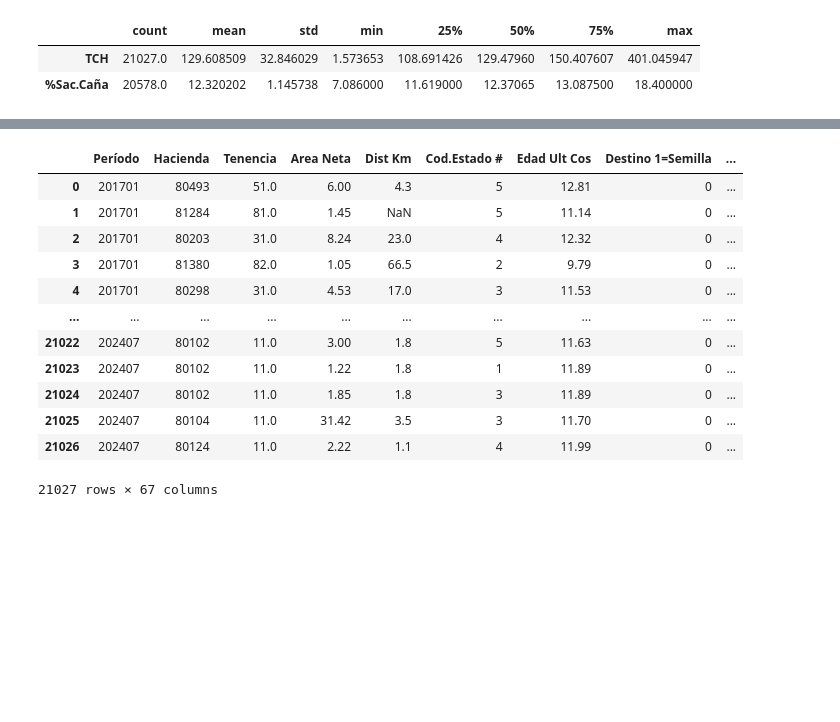
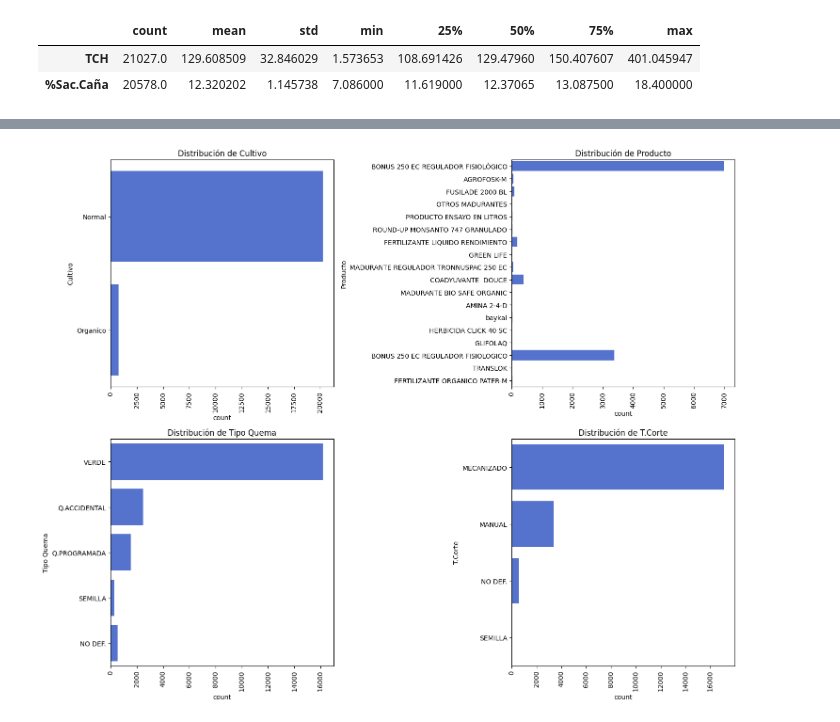
Before and after one commit to edgo1688/MIAA-ICESI, a Jupyter notebook: Aprendizaje automático l/Predicción y Clasificación en la Industria Azucarera.ipynb, the cells around one changed output, grey strips where cells are left out. Saved outputs shown, nothing was run; the diff lists cells and outputs as text; code cells hidden in the pictures; blank space fills up the shorter version.

```diff
--- a/Aprendizaje automático l/Predicción y Clasificación en la Industria Azucarera.ipynb
+++ b/Aprendizaje automático l/Predicción y Clasificación en la Industria Azucarera.ipynb
@@ -400,27 +383,32 @@ for col in df[target].columns:
-# %%
-# Calcular la matriz de correlación
-
-
-var_numericas = df.select_dtypes(include=['int64','float64'])
-var_numericas
-# correlation_matrix = df[var_numericas].corr()
-
-# # Visualizar la matriz de correlación usando un heatmap
-# plt.figure(figsize=(12, 8))
-# sns.heatmap(correlation_matrix, annot=True, cmap='coolwarm', fmt='.2f', linewidths=0.5)
-# plt.title('Matriz de Correlación de las Variables Numéricas')
-# plt.show()
-# %% [output]
-|  | Período | Hacienda | Tenencia | Area Neta | Dist Km | Cod.Estado # | Edad Ult Cos | Destino 1=Semilla | ... |
-| 0 | 201701 | 80493 | 51.0 | 6.00 | 4.3 | 5 | 12.81 | 0 | ... |
-| 1 | 201701 | 81284 | 81.0 | 1.45 | NaN | 5 | 11.14 | 0 | ... |
-| 2 | 201701 | 80203 | 31.0 | 8.24 | 23.0 | 4 | 12.32 | 0 | ... |
-| 3 | 201701 | 81380 | 82.0 | 1.05 | 66.5 | 2 | 9.79 | 0 | ... |
-| 4 | 201701 | 80298 | 31.0 | 4.53 | 17.0 | 3 | 11.53 | 0 | ... |
-| ... | ... | ... | ... | ... | ... | ... | ... | ... | ... |
-| 21022 | 202407 | 80102 | 11.0 | 3.00 | 1.8 | 5 | 11.63 | 0 | ... |
-| 21023 | 202407 | 80102 | 11.0 | 1.22 | 1.8 | 1 | 11.89 | 0 | ... |
-| 21024 | 202407 | 80102 | 11.0 | 1.85 | 1.8 | 3 | 11.89 | 0 | ... |
-| 21025 | 202407 | 80104 | 11.0 | 31.42 | 3.5 | 3 | 11.70 | 0 | ... |
-| 21026 | 202407 | 80124 | 11.0 | 2.22 | 1.1 | 4 | 11.99 | 0 | ... |
-21027 rows × 67 columns
+# %%
+
+plt.figure(figsize=(15, 12))  # Ajusto el tamaño de la figura para que se vean las gráficas de forma cómoda
+
+# Subgráfico 1: Distribución de 'Cultivo' (Barras horizontales)
+plt.subplot(2, 2, 1)  # (filas, columnas, índice de la gráfica)
+sns.countplot(y='Cultivo', data=df, color="royalblue")
+plt.title('Distribución de Cultivo')
+plt.xticks(rotation=90)
+
+# Subgráfico 2: Distribución de 'Producto' (Barras horizontales)
+plt.subplot(2, 2, 2)
+sns.countplot(y='Producto', data=df, color="royalblue")
+plt.title('Distribución de Producto')
+plt.xticks(rotation=90)
+
+# Subgráfico 3: Distribución de 'Tipo Quema' (Barras horizontales)
+plt.subplot(2, 2, 3)
+sns.countplot(y='Tipo Quema', data=df, color="royalblue")
+plt.title('Distribución de Tipo Quema')
+plt.xticks(rotation=90)
+
+# Subgráfico 4: Distribución de 'T.Corte' (Barras horizontales)
+plt.subplot(2, 2, 4)
+sns.countplot(y='T.Corte', data=df, color="royalblue")
+plt.title('Distribución de T.Corte')
+plt.xticks(rotation=90)
+
+plt.tight_layout()
+plt.show()
+# %% [output]
+[figure, added]
```
Also changed, not shown: parts of 9 cells of this notebook, 1 other file.
